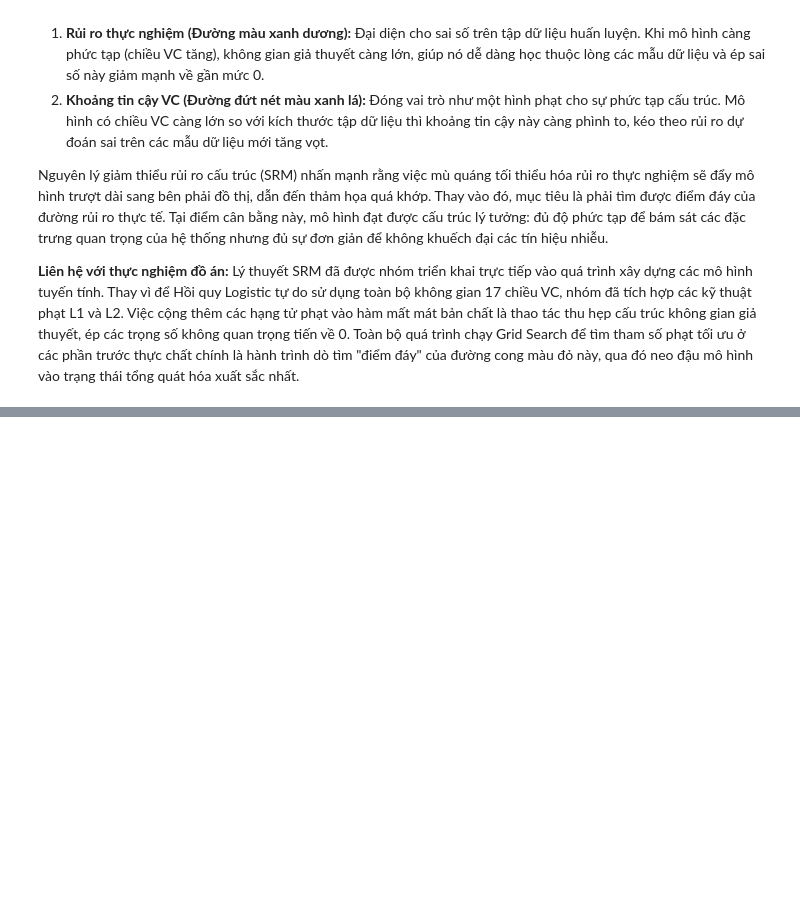
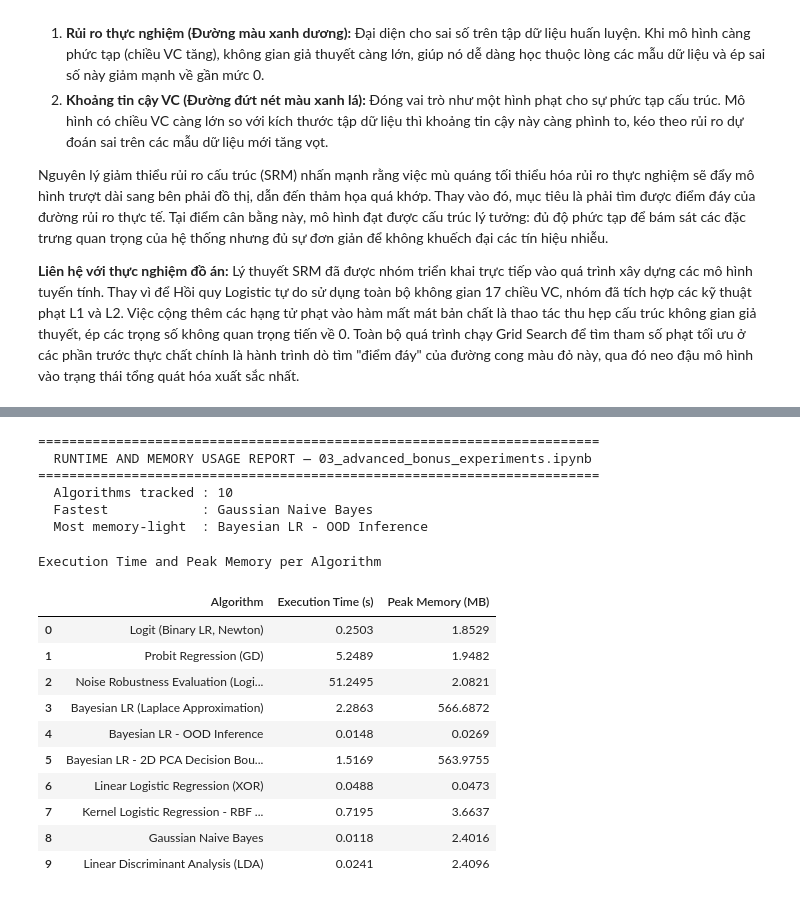
Before and after one commit to ThanhChuong12/Supervised-Learning-Regression-Classification, a Jupyter notebook: code/Part2_Classification/03_advanced_bonus_experiments.ipynb, the cells around one changed output, grey strips where cells are left out. Cells and saved outputs as stored; diff of their text form; code cells hidden in the pictures; blank space fills up the shorter version.

```diff
--- a/code/Part2_Classification/03_advanced_bonus_experiments.ipynb
+++ b/code/Part2_Classification/03_advanced_bonus_experiments.ipynb
@@ -431,12 +448,14 @@ print(f"Dataset shape: {X_xor.shape}\n")
 # Train baseline linear model
 print("--- Training Base Model: Custom Binary Logistic Regression ---")
 # Use a custom implementation of standard Logistic Regression
+_tmal.start(); _t0 = time.time()
 linear_lr = BinaryLogisticRegression(learning_rate=0.1, max_iter=1000)
 
 # Add bias (intercept term) since the base model requires it
 X_xor_bias = np.c_[np.ones((X_xor.shape[0], 1)), X_xor]
 
 linear_lr.fit(X_xor_bias, y_xor)
+_perf_records['Linear Logistic Regression (XOR)'] = {'time_s': time.time()-_t0, 'mem_mb': _tmal.get_traced_memory()[1]/1024**2}; _tmal.stop()
 
 y_pred_linear = linear_lr.predict(X_xor_bias)
 acc_linear = accuracy_score(y_xor, y_pred_linear)
@@ -446,6 +465,7 @@ print(f"Base Logistic Regression Accuracy: {acc_linear * 100:.2f}%\n")
 # Train advanced model: Kernel Logistic Regression
 print("--- Training Advanced Model: Custom Kernel Logistic Regression ---")
 # Use RBF kernel with gamma=2.0 and learning rate 0.5
+_tmal.start(); _t0 = time.time()
 klr_model = KernelLogisticRegression(
     gamma=2.0,
     lambda_reg=0.01,
@@ -455,6 +475,7 @@ klr_model = KernelLogisticRegression(
 
 # KLR does not require manual bias since RBF kernel handles it implicitly
 klr_model.fit(X_xor, y_xor)
+_perf_records['Kernel Logistic Regression - RBF (XOR)'] = {'time_s': time.time()-_t0, 'mem_mb': _tmal.get_traced_memory()[1]/1024**2}; _tmal.stop()
 
 y_pred_klr = klr_model.predict(X_xor)
 acc_klr = accuracy_score(y_xor, y_pred_klr)
@@ -521,15 +542,19 @@ Về mặt logic, một mô hình có giả định sai thực tế như GNB đ
 # %%
 # Train and evaluate Gaussian Naive Bayes (GNB)
 print("--- Training Generative Model: Gaussian Naive Bayes ---")
+_tmal.start(); _t0 = time.time()
 gnb_model = GaussianNaiveBayes()
 gnb_model.fit(X_train, y_train)
+_perf_records['Gaussian Naive Bayes'] = {'time_s': time.time()-_t0, 'mem_mb': _tmal.get_traced_memory()[1]/1024**2}; _tmal.stop()
 y_pred_gnb = gnb_model.predict(X_test)
 acc_gnb = accuracy_score(y_test, y_pred_gnb)
 
 # Train and evaluate Linear Discriminant Analysis (LDA)
 print("--- Training Generative Model: Linear Discriminant Analysis ---")
+_tmal.start(); _t0 = time.time()
 lda_model = LinearDiscriminantAnalysis()
 lda_model.fit(X_train, y_train)
+_perf_records['Linear Discriminant Analysis (LDA)'] = {'time_s': time.time()-_t0, 'mem_mb': _tmal.get_traced_memory()[1]/1024**2}; _tmal.stop()
 y_pred_lda = lda_model.predict(X_test)
 acc_lda = accuracy_score(y_test, y_pred_lda)
 
@@ -652,0 +687,47 @@ Lý thuyết SRM đã được nhóm triển khai trực tiếp vào quá trình
+# %%
+# Runtime & Memory Usage Report
+_rows = []
+for _name, _info in _perf_records.items():
+    _rows.append({
+        'Algorithm': _name,
+        'Execution Time (s)': round(_info['time_s'], 4),
+        'Peak Memory (MB)': round(_info['mem_mb'], 4),
+    })
+
+_df = pd.DataFrame(_rows)
+
+print('=' * 72)
+print('  RUNTIME AND MEMORY USAGE REPORT — 03_advanced_bonus_experiments.ipynb')
+print('=' * 72)
+print(f'  Algorithms tracked : {len(_df)}')
+if not _df.empty:
+    print(f'  Fastest            : {_df.loc[_df["Execution Time (s)"].idxmin(), "Algorithm"]}')
+    print(f'  Most memory-light  : {_df.loc[_df["Peak Memory (MB)"].idxmin(), "Algorithm"]}')
+print()
+display(
+    _df.style
+    .format({'Execution Time (s)': '{:.4f}', 'Peak Memory (MB)': '{:.4f}'})
+    .background_gradient(subset=['Execution Time (s)'], cmap='YlOrRd')
+    .background_gradient(subset=['Peak Memory (MB)'], cmap='YlGnBu')
+    .set_caption('Execution Time and Peak Memory per Algorithm')
+    .set_table_styles([{'selector': 'th', 'props': [('font-weight', 'bold'), ('text-align', 'left')]}])
+)
+# %% [output]
+========================================================================
+  RUNTIME AND MEMORY USAGE REPORT — 03_advanced_bonus_experiments.ipynb
+========================================================================
+  Algorithms tracked : 10
+  Fastest            : Gaussian Naive Bayes
+  Most memory-light  : Bayesian LR - OOD Inference
+Execution Time and Peak Memory per Algorithm
+|  | Algorithm | Execution Time (s) | Peak Memory (MB) |
+| 0 | Logit (Binary LR, Newton) | 0.2503 | 1.8529 |
+| 1 | Probit Regression (GD) | 5.2489 | 1.9482 |
+| 2 | Noise Robustness Evaluation (Logi... | 51.2495 | 2.0821 |
+| 3 | Bayesian LR (Laplace Approximation) | 2.2863 | 566.6872 |
+| 4 | Bayesian LR - OOD Inference | 0.0148 | 0.0269 |
+| 5 | Bayesian LR - 2D PCA Decision Bou... | 1.5169 | 563.9755 |
+| 6 | Linear Logistic Regression (XOR) | 0.0488 | 0.0473 |
+| 7 | Kernel Logistic Regression - RBF ... | 0.7195 | 3.6637 |
+| 8 | Gaussian Naive Bayes | 0.0118 | 2.4016 |
+| 9 | Linear Discriminant Analysis (LDA) | 0.0241 | 2.4096 |
```
Also changed, not shown: parts of 10 cells of this notebook, 1 other file.
